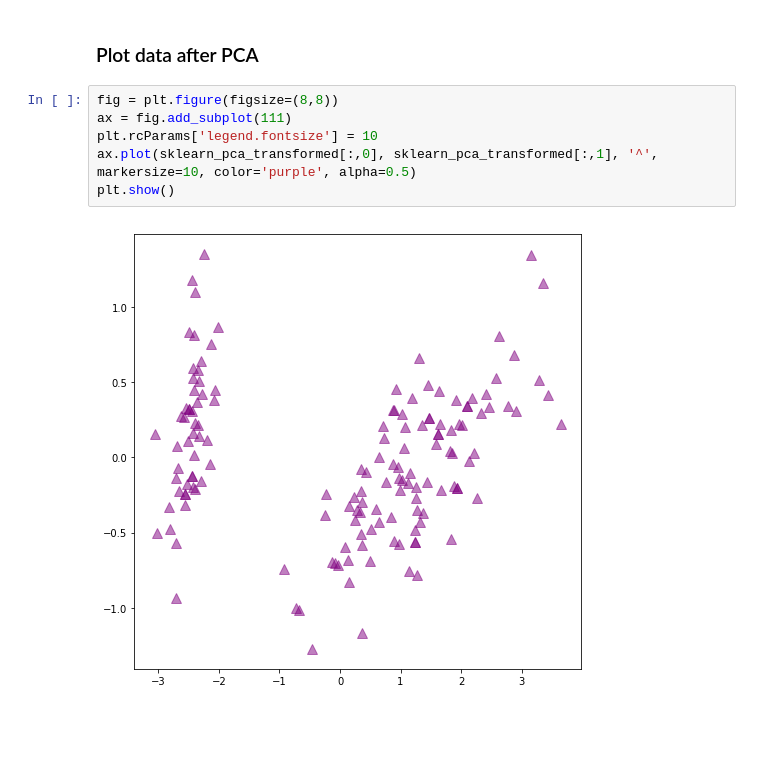
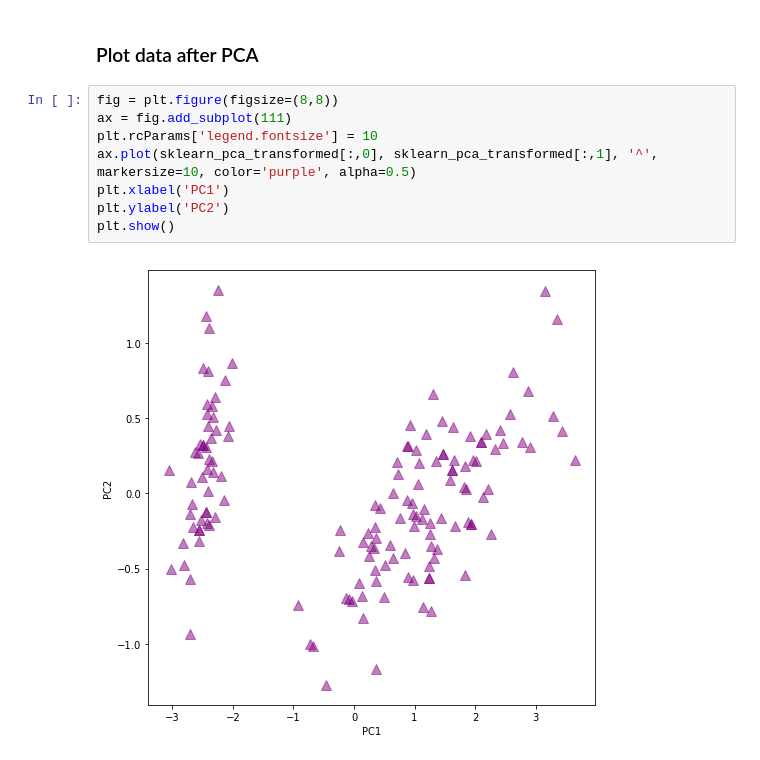
Before and after one commit to vaibkumr/stats-for-ml, a Jupyter notebook: PCA using numpy.ipynb, the cells around one changed output. Cells and saved outputs as stored; diff of their text form; blank space fills up the shorter version.

```diff
--- a/PCA using numpy.ipynb
+++ b/PCA using numpy.ipynb
@@ -116,8 +121,10 @@ sklearn_pca_transformed = pca.transform(df)
 # %%
 fig = plt.figure(figsize=(8,8))
 ax = fig.add_subplot(111)
 plt.rcParams['legend.fontsize'] = 10
 ax.plot(sklearn_pca_transformed[:,0], sklearn_pca_transformed[:,1], '^', markersize=10, color='purple', alpha=0.5)
+plt.xlabel('PC1')
+plt.ylabel('PC2')
 plt.show()
 # %% [output]
-[figure, old version]
+[figure, new version]
```
Also changed, not shown: parts of 2 cells of this notebook.
